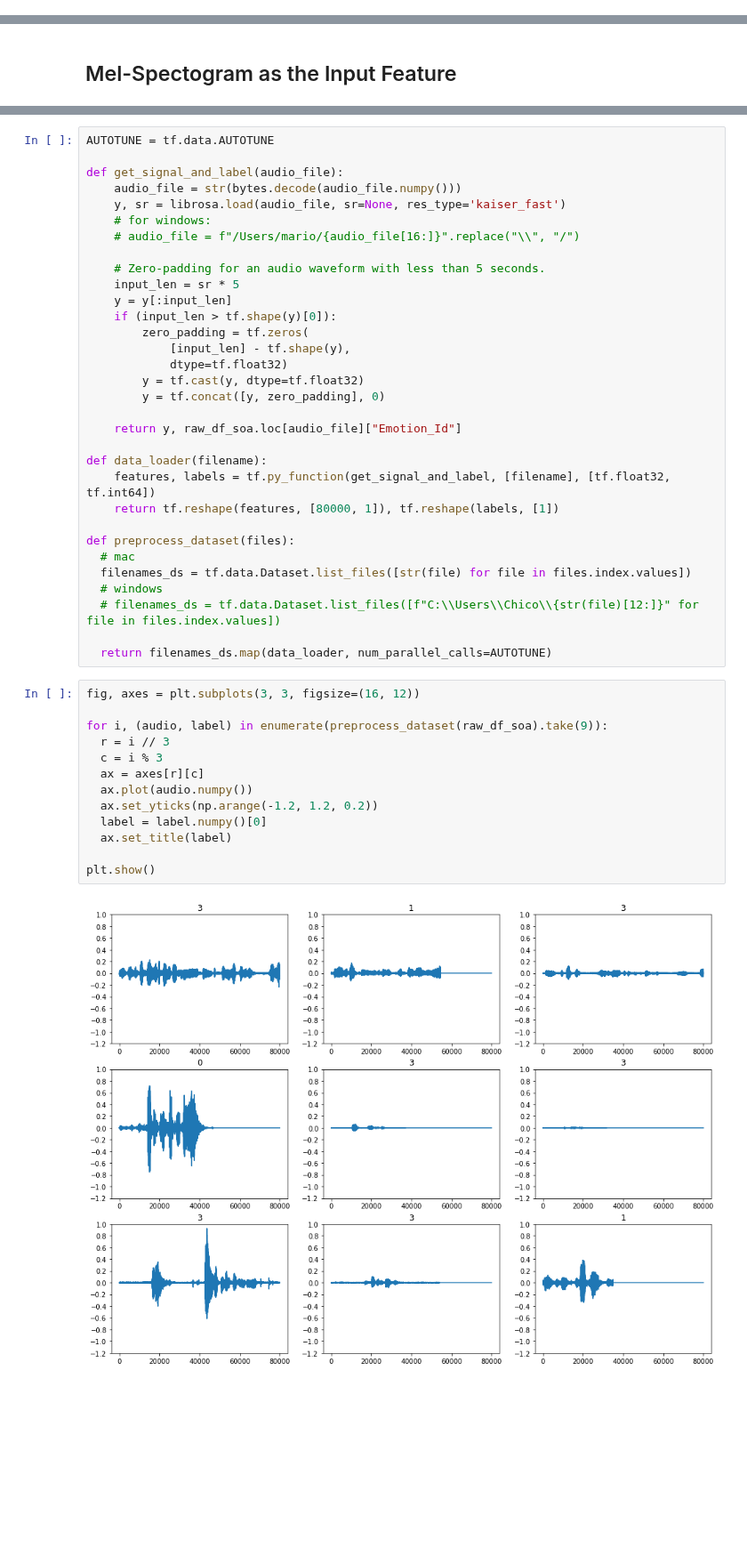
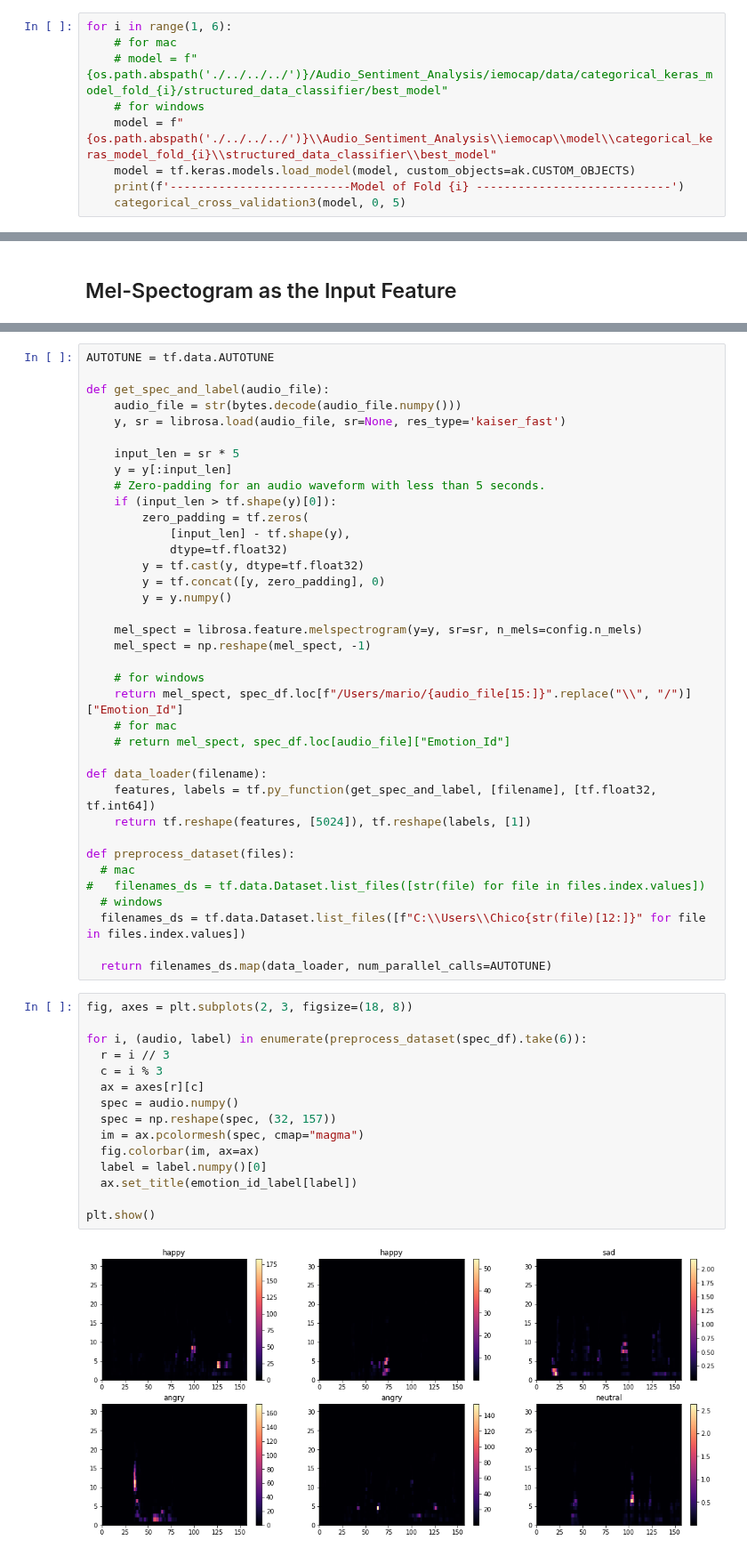
Before and after one commit to MarioCSilva/Speech_Emotion_Recognition_Thesis, a Jupyter notebook: iemocap/model/3_models_study_categorical.ipynb, the cells around one changed output, grey strips where cells are left out. Shown at 89% size. Drawn from its saved outputs; the diff is of its cells as text; blank space fills up the shorter version.

Commit message:
spectogram auto keras

```diff
--- a/iemocap/model/3_models_study_categorical.ipynb
+++ b/iemocap/model/3_models_study_categorical.ipynb
@@ -479,0 +433,9 @@ def categorical_cross_validation4(model, verbosity, num_folds):
+# %%
+for i in range(1, 6):
+    # for mac
+    # model = f"{os.path.abspath('./../../../')}/Audio_Sentiment_Analysis/iemocap/data/categorical_keras_model_fold_{i}/structured_data_classifier/best_model"
+    # for windows
+    model = f"{os.path.abspath('./../../../')}\\Audio_Sentiment_Analysis\\iemocap\\model\\categorical_keras_model_fold_{i}\\structured_data_classifier\\best_model"
+    model = tf.keras.models.load_model(model, custom_objects=ak.CUSTOM_OBJECTS)
+    print(f'--------------------------Model of Fold {i} ----------------------------')
+    categorical_cross_validation3(model, 0, 5)
@@ -521,47 +504,54 @@ Number of Audio Files: 10039
 # %%
 AUTOTUNE = tf.data.AUTOTUNE
 
-def get_signal_and_label(audio_file):
+def get_spec_and_label(audio_file):
     audio_file = str(bytes.decode(audio_file.numpy()))
     y, sr = librosa.load(audio_file, sr=None, res_type='kaiser_fast')
-    # for windows:
-    # audio_file = f"/Users/mario/{audio_file[16:]}".replace("\\", "/")
 
-    # Zero-padding for an audio waveform with less than 5 seconds.
     input_len = sr * 5
     y = y[:input_len]
+    # Zero-padding for an audio waveform with less than 5 seconds.
     if (input_len > tf.shape(y)[0]):
         zero_padding = tf.zeros(
             [input_len] - tf.shape(y),
             dtype=tf.float32)
         y = tf.cast(y, dtype=tf.float32)
         y = tf.concat([y, zero_padding], 0)
+        y = y.numpy()
 
-    return y, raw_df_soa.loc[audio_file]["Emotion_Id"]
+    mel_spect = librosa.feature.melspectrogram(y=y, sr=sr, n_mels=config.n_mels)
+    mel_spect = np.reshape(mel_spect, -1)
+
+    # for windows
+    return mel_spect, spec_df.loc[f"/Users/mario/{audio_file[15:]}".replace("\\", "/")]["Emotion_Id"]
+    # for mac
+    # return mel_spect, spec_df.loc[audio_file]["Emotion_Id"]
 
 def data_loader(filename):
-    features, labels = tf.py_function(get_signal_and_label, [filename], [tf.float32, tf.int64])
-    return tf.reshape(features, [80000, 1]), tf.reshape(labels, [1])
+    features, labels = tf.py_function(get_spec_and_label, [filename], [tf.float32, tf.int64])
+    return tf.reshape(features, [5024]), tf.reshape(labels, [1])
 
 def preprocess_dataset(files):
   # mac
-  filenames_ds = tf.data.Dataset.list_files([str(file) for file in files.index.values])
+#   filenames_ds = tf.data.Dataset.list_files([str(file) for file in files.index.values])
   # windows
-  # filenames_ds = tf.data.Dataset.list_files([f"C:\\Users\\Chico\\{str(file)[12:]}" for file in files.index.values])
+  filenames_ds = tf.data.Dataset.list_files([f"C:\\Users\\Chico{str(file)[12:]}" for file in files.index.values])
 
   return filenames_ds.map(data_loader, num_parallel_calls=AUTOTUNE)
 # %%
-fig, axes = plt.subplots(3, 3, figsize=(16, 12))
+fig, axes = plt.subplots(2, 3, figsize=(18, 8))
 
-for i, (audio, label) in enumerate(preprocess_dataset(raw_df_soa).take(9)):
+for i, (audio, label) in enumerate(preprocess_dataset(spec_df).take(6)):
   r = i // 3
   c = i % 3
   ax = axes[r][c]
-  ax.plot(audio.numpy())
-  ax.set_yticks(np.arange(-1.2, 1.2, 0.2))
+  spec = audio.numpy()
+  spec = np.reshape(spec, (32, 157))
+  im = ax.pcolormesh(spec, cmap="magma")
+  fig.colorbar(im, ax=ax)
   label = label.numpy()[0]
-  ax.set_title(label)
+  ax.set_title(emotion_id_label[label])
 
 plt.show()
 # %% [output]
-[figure, old version]
+[figure, new version]
```
Also changed, not shown: parts of 22 cells of this notebook, 48 other files.
